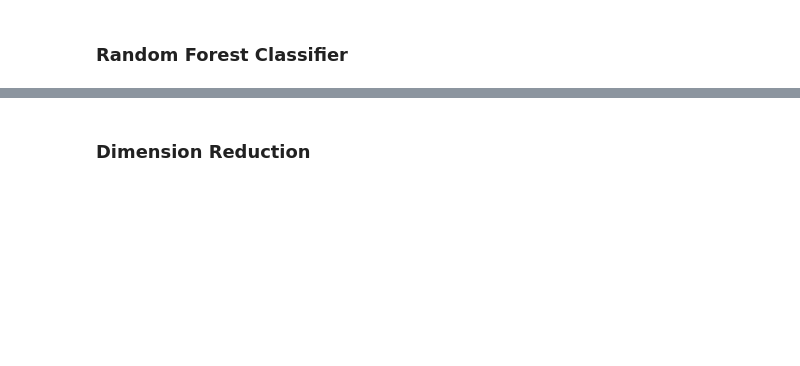
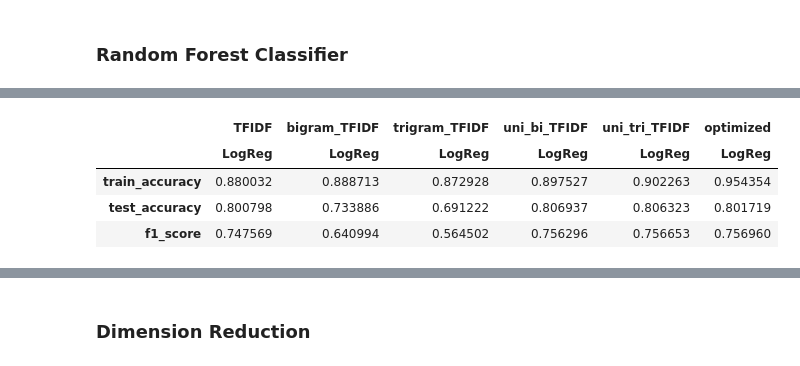
Before and after one commit to barcilla/Capstone_2, a Jupyter notebook: Tweet Classifier: Detecting Disasters.ipynb, the cells around one changed output, grey strips where cells are left out. Cells and saved outputs as stored; diff of their text form; code cells hidden in the pictures; blank space fills up the shorter version.

```diff
--- a/Tweet Classifier: Detecting Disasters.ipynb
+++ b/Tweet Classifier: Detecting Disasters.ipynb
@@ -862,0 +1004,5 @@ Logistic Regression, Random Forest Classifier, and SVC models have the highest a
+# %%
+performance['bigram_TFIDF'] = {}
+performance['trigram_TFIDF'] = {}
+performance['uni_bi_TFIDF'] = {} #unigram and bigram mix
+performance['uni_tri_TFIDF'] = {} #unigram and bigram mix
@@ -862,0 +1200,31 @@ Logistic Regression, Random Forest Classifier, and SVC models have the highest a
+# %%
+%%time
+
+performance['optimized'] = {}
+
+lr_pipe_opt = make_pipeline(uni_bi_tfidf, LogisticRegression(random_state=34))
+
+lr_param = {
+    'logisticregression__penalty': ['l1', 'l2', None], #Regularlization L1 = Lasso L2 = Ridge
+    'logisticregression__C': np.logspace(0, 4, 10), #lowering C strengthen lambda regulator. Inverse regularlization
+    'logisticregression__max_iter': np.arange(0,1000),
+}
+
+random_lr = RandomizedSearchCV(estimator = lr_pipe_opt,
+                               param_distributions = lr_param,
+                               cv=5,
+                               refit = True,
+                               random_state=34)
+
+best_lr = random_lr.fit(X_train, y_train)
+optimized_lr = best_lr.best_estimator_
+y_pred = optimized_lr.predict(X_test)
+
+print('Best Score: ', best_lr.best_score_)
+print('Best Params: ', best_lr.best_params_ )
+
+
+performance['optimized']['LogReg'] = {}
+performance['optimized']['LogReg']['train_accuracy'] = optimized_lr.score(X_train,y_train)
+performance['optimized']['LogReg']['test_accuracy'] = optimized_lr.score(X_test, y_test)
+performance['optimized']['LogReg']['f1_score'] = f1_score(y_test, y_pred)
@@ -862,0 +1236,11 @@ Logistic Regression, Random Forest Classifier, and SVC models have the highest a
+# %%
+pd.DataFrame.from_dict({(x,y): performance[x][y]
+                       for x in performance.keys()
+                       for y in performance[x].keys()},
+                       orient = 'columns').drop(['CountVectorizer'], axis=1, level=0).drop(['SVC', 'RandomForest'], axis=1, level=1)
+# %% [output]
+|  | TFIDF | bigram_TFIDF | trigram_TFIDF | uni_bi_TFIDF | uni_tri_TFIDF | optimized |
+|  | LogReg | LogReg | LogReg | LogReg | LogReg | LogReg |
+| train_accuracy | 0.880032 | 0.888713 | 0.872928 | 0.897527 | 0.902263 | 0.954354 |
+| test_accuracy | 0.800798 | 0.733886 | 0.691222 | 0.806937 | 0.806323 | 0.801719 |
+| f1_score | 0.747569 | 0.640994 | 0.564502 | 0.756296 | 0.756653 | 0.756960 |
```
Also changed, not shown: parts of 78 cells of this notebook.
